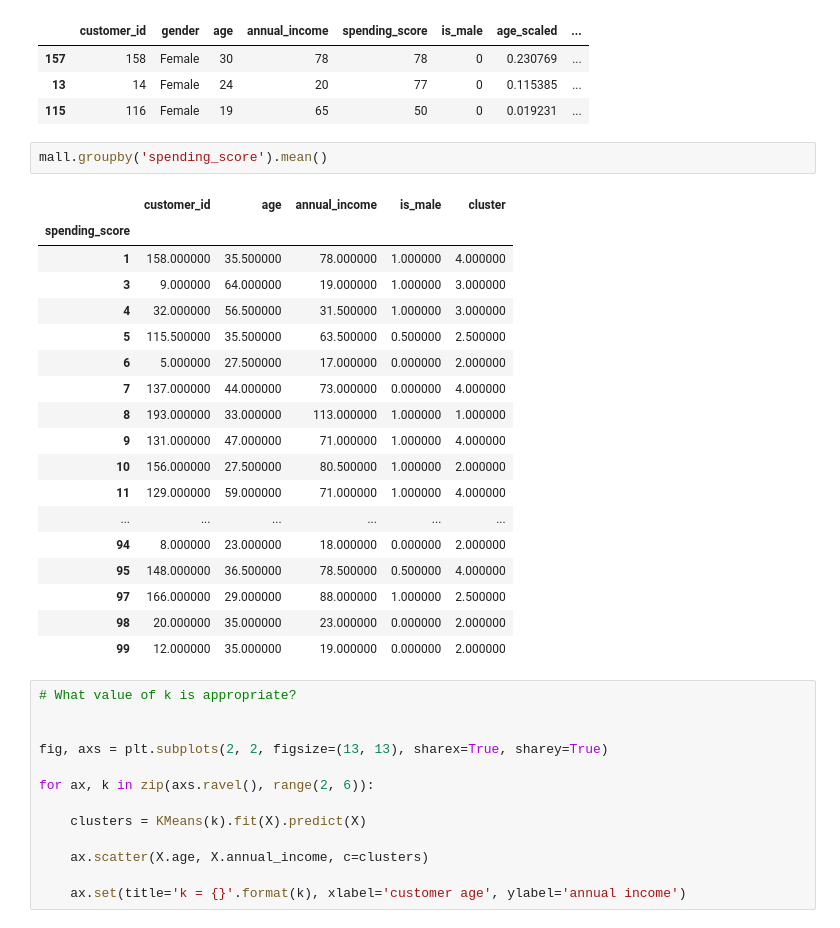
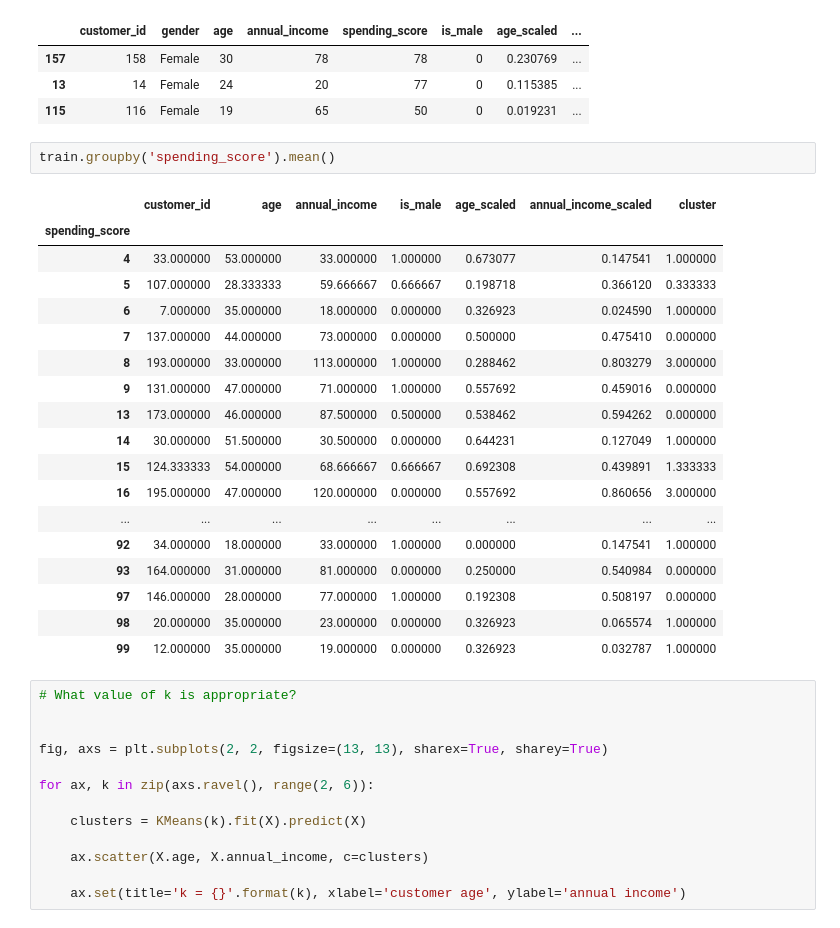
Before and after one commit to manuel-salazar1/clustering-exercises, a Jupyter notebook: modeling.ipynb, the cells around one changed output. Saved outputs shown, nothing was run; the diff lists cells and outputs as text.

```diff
--- a/modeling.ipynb
+++ b/modeling.ipynb
@@ -619,26 +619,26 @@ train.head(3)
 | 13 | 14 | Female | 24 | 20 | 77 | 0 | 0.115385 | ... |
 | 115 | 116 | Female | 19 | 65 | 50 | 0 | 0.019231 | ... |
 # %%
-mall.groupby('spending_score').mean()
+train.groupby('spending_score').mean()
 # %% [output]
-|  | customer_id | age | annual_income | is_male | cluster |
-| spending_score |  |  |  |  |  |
-| 1 | 158.000000 | 35.500000 | 78.000000 | 1.000000 | 4.000000 |
-| 3 | 9.000000 | 64.000000 | 19.000000 | 1.000000 | 3.000000 |
-| 4 | 32.000000 | 56.500000 | 31.500000 | 1.000000 | 3.000000 |
-| 5 | 115.500000 | 35.500000 | 63.500000 | 0.500000 | 2.500000 |
-| 6 | 5.000000 | 27.500000 | 17.000000 | 0.000000 | 2.000000 |
-| 7 | 137.000000 | 44.000000 | 73.000000 | 0.000000 | 4.000000 |
-| 8 | 193.000000 | 33.000000 | 113.000000 | 1.000000 | 1.000000 |
-| 9 | 131.000000 | 47.000000 | 71.000000 | 1.000000 | 4.000000 |
-| 10 | 156.000000 | 27.500000 | 80.500000 | 1.000000 | 2.000000 |
-| 11 | 129.000000 | 59.000000 | 71.000000 | 1.000000 | 4.000000 |
-| ... | ... | ... | ... | ... | ... |
-| 94 | 8.000000 | 23.000000 | 18.000000 | 0.000000 | 2.000000 |
-| 95 | 148.000000 | 36.500000 | 78.500000 | 0.500000 | 4.000000 |
-| 97 | 166.000000 | 29.000000 | 88.000000 | 1.000000 | 2.500000 |
-| 98 | 20.000000 | 35.000000 | 23.000000 | 0.000000 | 2.000000 |
-| 99 | 12.000000 | 35.000000 | 19.000000 | 0.000000 | 2.000000 |
+|  | customer_id | age | annual_income | is_male | age_scaled | annual_income_scaled | cluster |
+| spending_score |  |  |  |  |  |  |  |
+| 4 | 33.000000 | 53.000000 | 33.000000 | 1.000000 | 0.673077 | 0.147541 | 1.000000 |
+| 5 | 107.000000 | 28.333333 | 59.666667 | 0.666667 | 0.198718 | 0.366120 | 0.333333 |
+| 6 | 7.000000 | 35.000000 | 18.000000 | 0.000000 | 0.326923 | 0.024590 | 1.000000 |
+| 7 | 137.000000 | 44.000000 | 73.000000 | 0.000000 | 0.500000 | 0.475410 | 0.000000 |
+| 8 | 193.000000 | 33.000000 | 113.000000 | 1.000000 | 0.288462 | 0.803279 | 3.000000 |
+| 9 | 131.000000 | 47.000000 | 71.000000 | 1.000000 | 0.557692 | 0.459016 | 0.000000 |
+| 13 | 173.000000 | 46.000000 | 87.500000 | 0.500000 | 0.538462 | 0.594262 | 0.000000 |
+| 14 | 30.000000 | 51.500000 | 30.500000 | 0.000000 | 0.644231 | 0.127049 | 1.000000 |
+| 15 | 124.333333 | 54.000000 | 68.666667 | 0.666667 | 0.692308 | 0.439891 | 1.333333 |
+| 16 | 195.000000 | 47.000000 | 120.000000 | 0.000000 | 0.557692 | 0.860656 | 3.000000 |
+| ... | ... | ... | ... | ... | ... | ... | ... |
+| 92 | 34.000000 | 18.000000 | 33.000000 | 1.000000 | 0.000000 | 0.147541 | 1.000000 |
+| 93 | 164.000000 | 31.000000 | 81.000000 | 0.000000 | 0.250000 | 0.540984 | 0.000000 |
+| 97 | 146.000000 | 28.000000 | 77.000000 | 1.000000 | 0.192308 | 0.508197 | 0.000000 |
+| 98 | 20.000000 | 35.000000 | 23.000000 | 0.000000 | 0.326923 | 0.065574 | 1.000000 |
+| 99 | 12.000000 | 35.000000 | 19.000000 | 0.000000 | 0.326923 | 0.032787 | 1.000000 |
 # %%
 # What value of k is appropriate?
 
```
